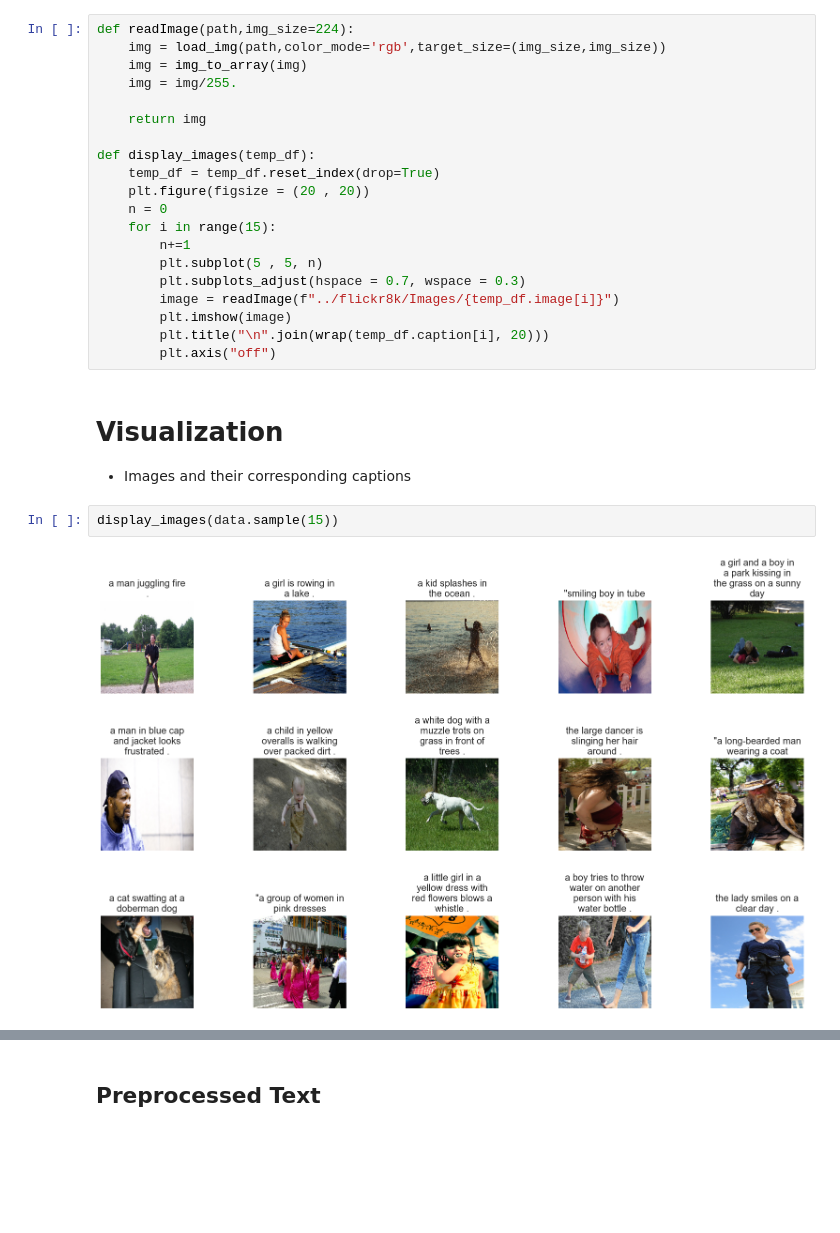
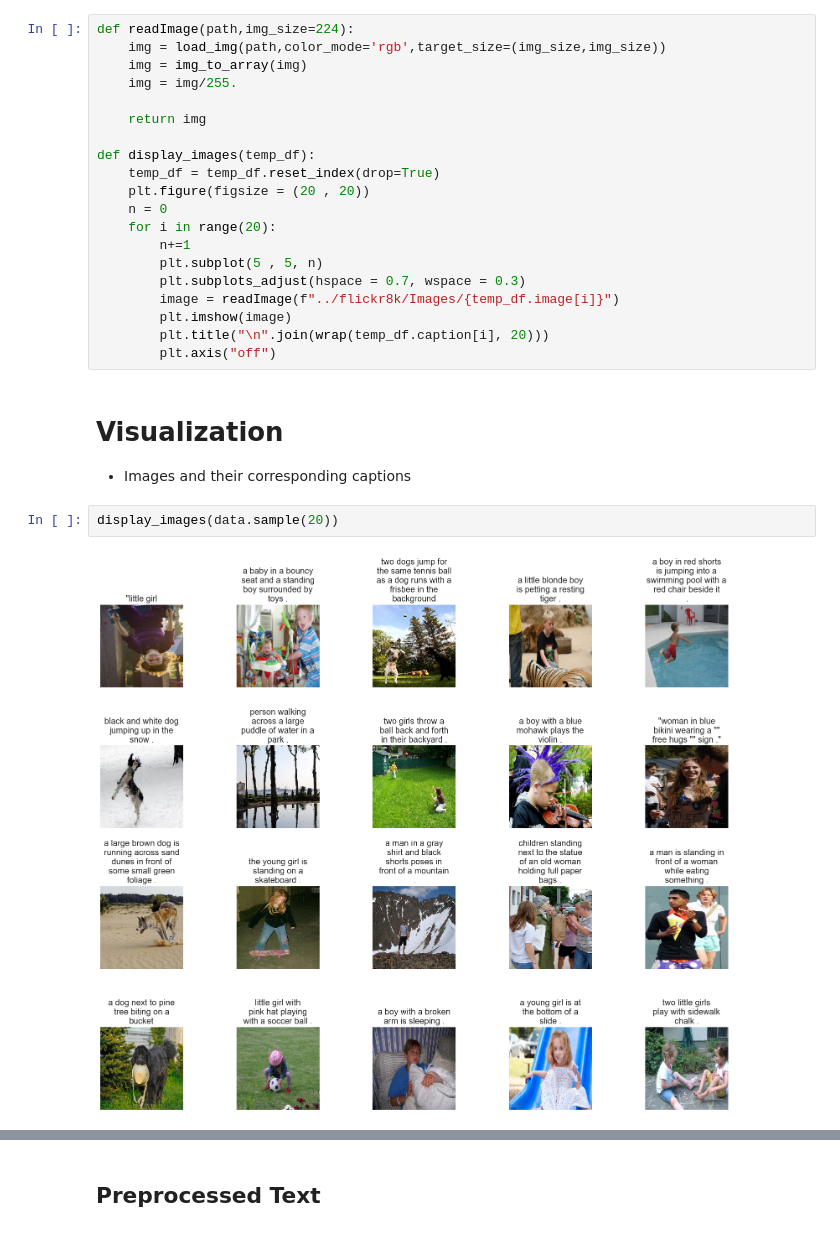
Before and after one commit to haziqzikry/ImageSense, a Jupyter notebook: FACZ -imagecaptioning-cnn-lstm.ipynb, the cells around one changed output, grey strips where cells are left out. Saved outputs shown, nothing was run; the diff lists cells and outputs as text; blank space fills up the shorter version.

```diff
--- a/FACZ -imagecaptioning-cnn-lstm.ipynb
+++ b/FACZ -imagecaptioning-cnn-lstm.ipynb
@@ -106,7 +106,7 @@ def display_images(temp_df):
     temp_df = temp_df.reset_index(drop=True)
     plt.figure(figsize = (20 , 20))
     n = 0
-    for i in range(15):
+    for i in range(20):
         n+=1
         plt.subplot(5 , 5, n)
         plt.subplots_adjust(hspace = 0.7, wspace = 0.3)
@@ -118,9 +118,9 @@ def display_images(temp_df):
 # **Visualization**
 - Images and their corresponding captions
 # %%
-display_images(data.sample(15))
+display_images(data.sample(20))
 # %% [output]
-[figure, old version]
+[figure, new version]
 # %% [markdown]
 # **Caption Text Preprocessing Steps**
 - Convert sentences into lowercase
```
Also changed, not shown: parts of 6 cells of this notebook, 1 other file.
